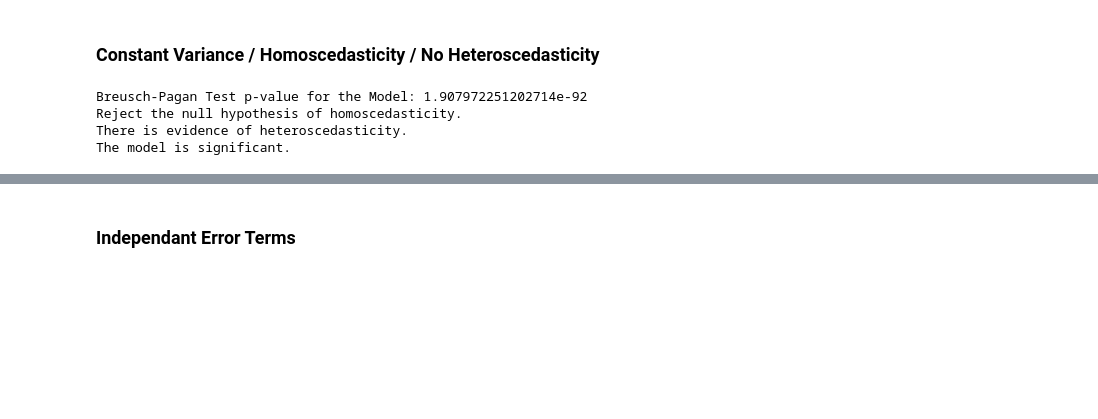
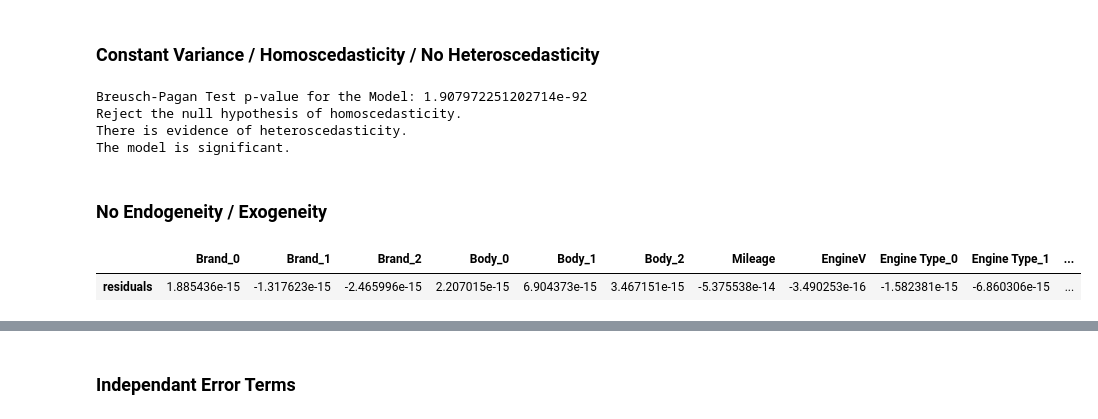
Before and after one commit to aldanajd/Data_Scientist, a Jupyter notebook: Machine Learning/Regression/Cars_price_estimator/Car_price_estimator.ipynb, the cells around one changed output, grey strips where cells are left out. Cells and saved outputs as stored; diff of their text form; code cells hidden in the pictures; blank space fills up the shorter version.

```diff
--- a/Machine Learning/Regression/Cars_price_estimator/Car_price_estimator.ipynb
+++ b/Machine Learning/Regression/Cars_price_estimator/Car_price_estimator.ipynb
@@ -334,3 +334,5 @@ Breusch-Pagan Test p-value for the Model: 1.907972251202714e-92
 Reject the null hypothesis of homoscedasticity.
 There is evidence of heteroscedasticity.
 The model is significant.
+# %% [markdown]
+### No Endogeneity / Exogeneity
@@ -336,0 +341,6 @@ The model is significant.
+# %%
+resid_corr = X.corr().loc[["residuals"]]
+resid_corr
+# %% [output]
+|  | Brand_0 | Brand_1 | Brand_2 | Body_0 | Body_1 | Body_2 | Mileage | EngineV | Engine Type_0 | Engine Type_1 | ... |
+| residuals | 1.885436e-15 | -1.317623e-15 | -2.465996e-15 | 2.207015e-15 | 6.904373e-15 | 3.467151e-15 | -5.375538e-14 | -3.490253e-16 | -1.582381e-15 | -6.860306e-15 | ... |
```
Also changed, not shown: parts of 3 cells of this notebook.
